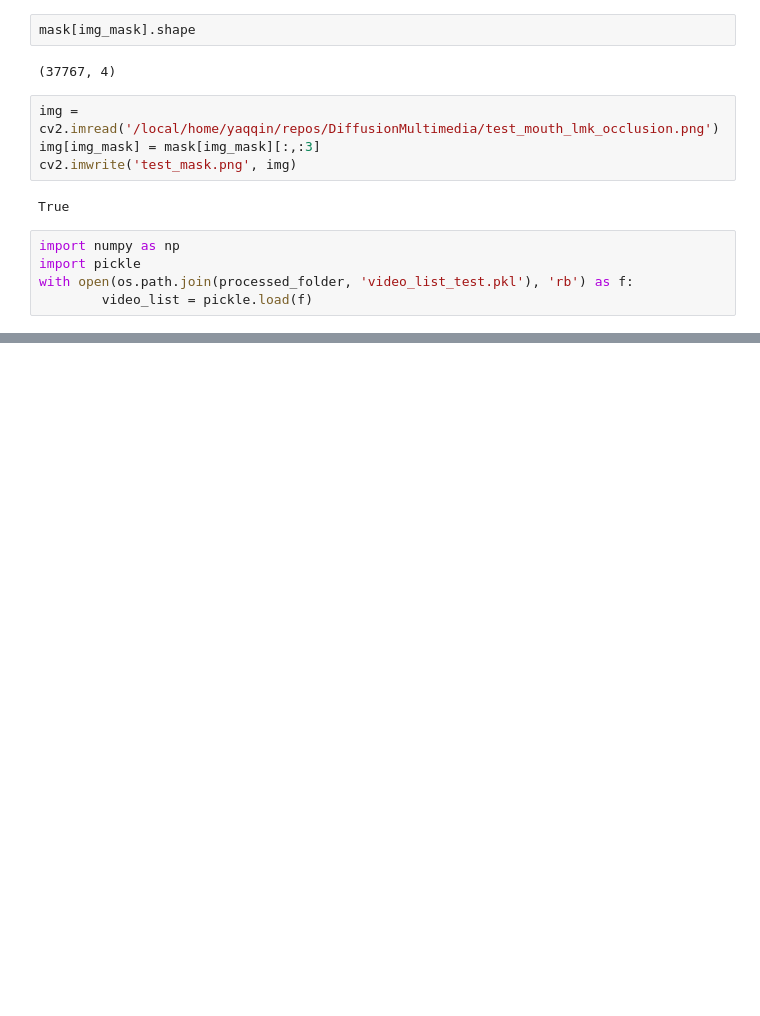
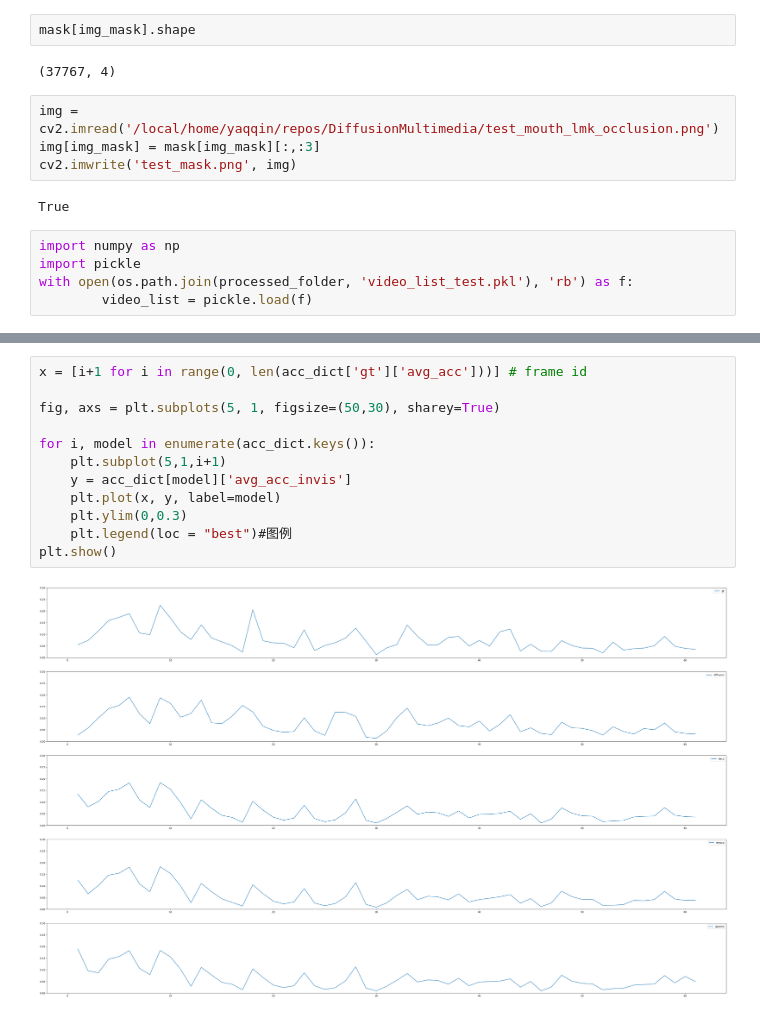
Before and after one commit to EvelynQIN/OccluFaceDiff, a Jupyter notebook: read_data.ipynb, the cells around one changed output, grey strips where cells are left out. Cells and saved outputs as stored; diff of their text form; blank space fills up the shorter version.

```diff
--- a/read_data.ipynb
+++ b/read_data.ipynb
@@ -568,0 +614,14 @@ with open(os.path.join(processed_folder, 'video_list_test.pkl'), 'rb') as f:
+# %%
+x = [i+1 for i in range(0, len(acc_dict['gt']['avg_acc']))] # frame id
+
+fig, axs = plt.subplots(5, 1, figsize=(50,30), sharey=True)
+
+for i, model in enumerate(acc_dict.keys()):
+    plt.subplot(5,1,i+1)
+    y = acc_dict[model]['avg_acc_invis']
+    plt.plot(x, y, label=model)
+    plt.ylim(0,0.3)
+    plt.legend(loc = "best")#图例
+plt.show()
+# %% [output]
+[figure, added]
```
Also changed, not shown: parts of 8 cells of this notebook, 36 other files.
